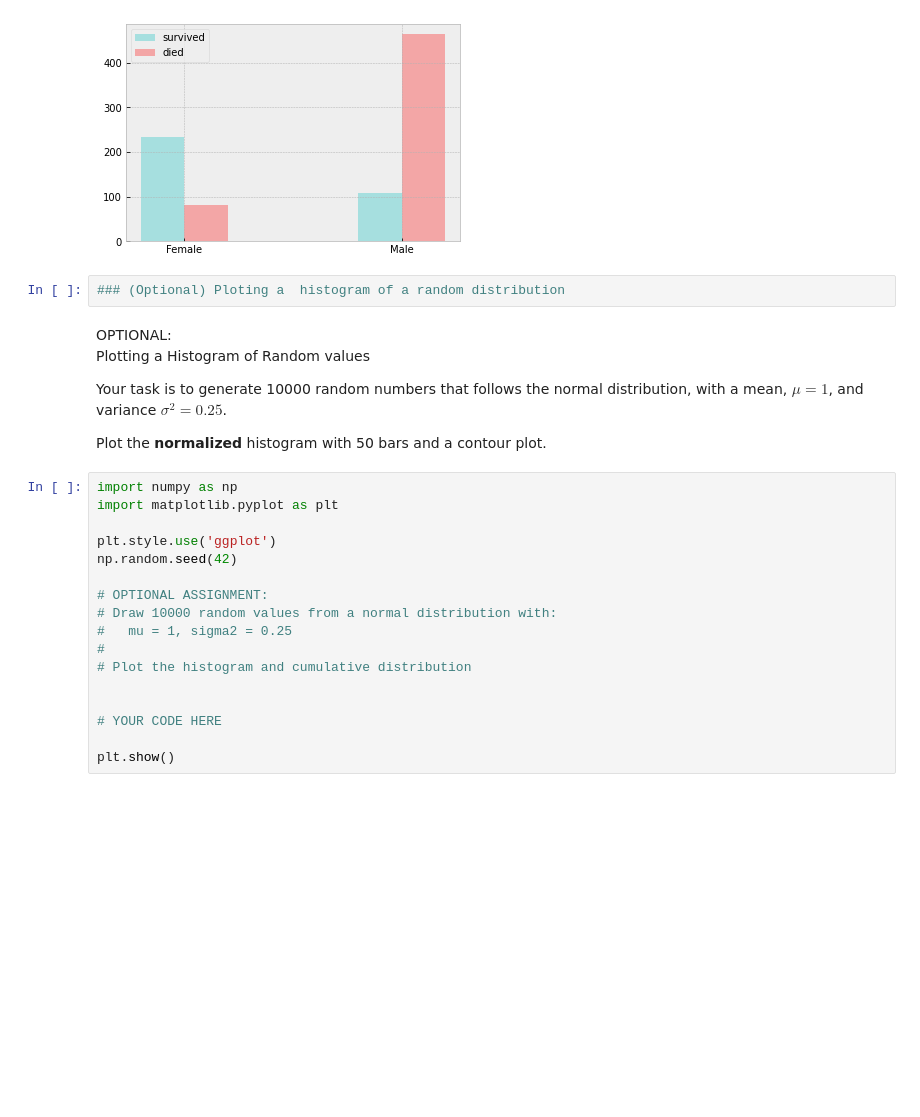
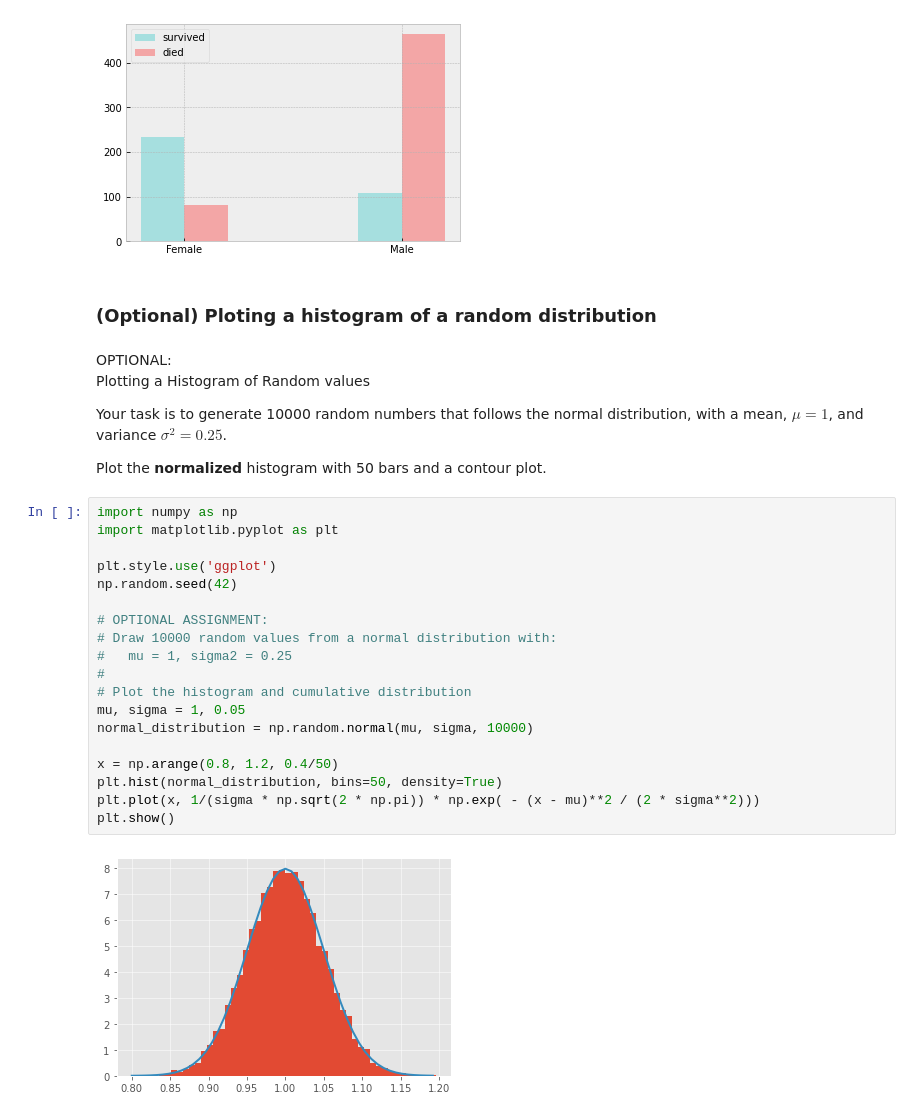
Before and after one commit to Ringo31/ml-1dl034-public-assignments, a Jupyter notebook: Assignments/Practical/PracticalNotebook2.ipynb, the cells around one changed output. Saved outputs shown, nothing was run; the diff lists cells and outputs as text; blank space fills up the shorter version.

```diff
--- a/Assignments/Practical/PracticalNotebook2.ipynb
+++ b/Assignments/Practical/PracticalNotebook2.ipynb
@@ -517,8 +517,8 @@ plt.legend()
 plt.show()
 # %% [output]
 [figure]
-# %%
-### (Optional) Ploting a  histogram of a random distribution
+# %% [markdown]
+### (Optional) Ploting a  histogram of a random distribution
 # %% [markdown]
 OPTIONAL:
 Plotting a Histogram of Random values
@@ -529,17 +529,21 @@ Plot the **normalized** histogram with 50 bars and a contour plot.
 # %%
 import numpy as np
 import matplotlib.pyplot as plt
 
 plt.style.use('ggplot')
 np.random.seed(42)
 
 # OPTIONAL ASSIGNMENT:
 # Draw 10000 random values from a normal distribution with:
 #   mu = 1, sigma2 = 0.25
 #
 # Plot the histogram and cumulative distribution
+mu, sigma = 1, 0.05
+normal_distribution = np.random.normal(mu, sigma, 10000)
 
-
-# YOUR CODE HERE
-
+x = np.arange(0.8, 1.2, 0.4/50)
+plt.hist(normal_distribution, bins=50, density=True)
+plt.plot(x, 1/(sigma * np.sqrt(2 * np.pi)) * np.exp( - (x - mu)**2 / (2 * sigma**2)))
 plt.show()
+# %% [output]
+[figure, added]
```
Also changed, not shown: parts of 2 cells of this notebook.
